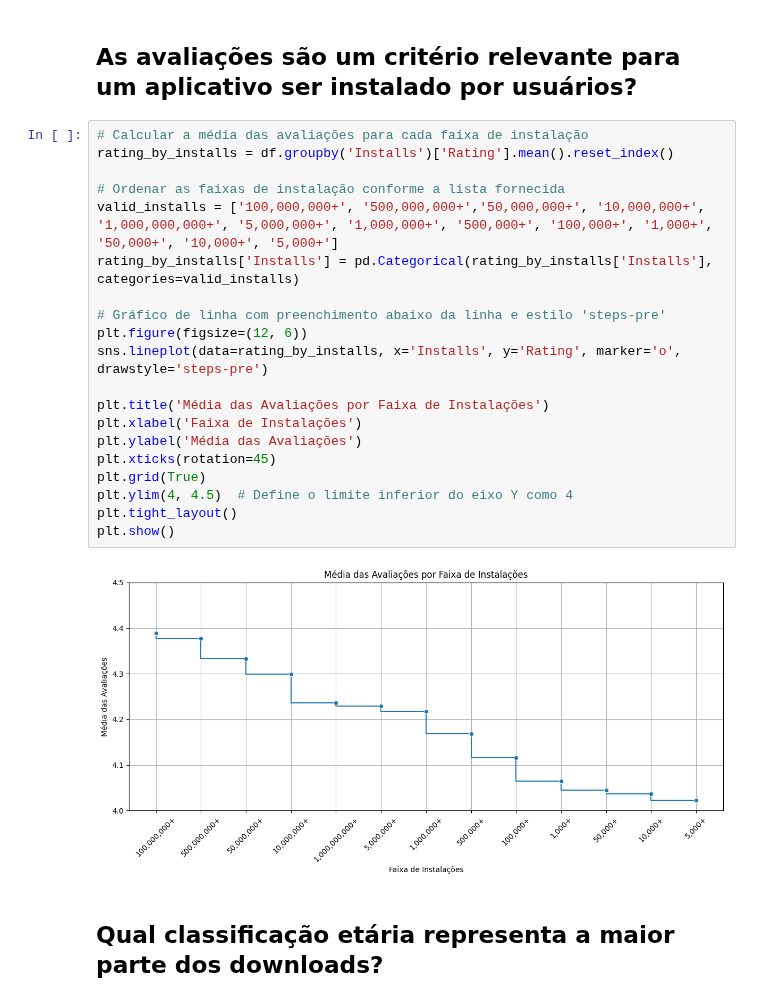
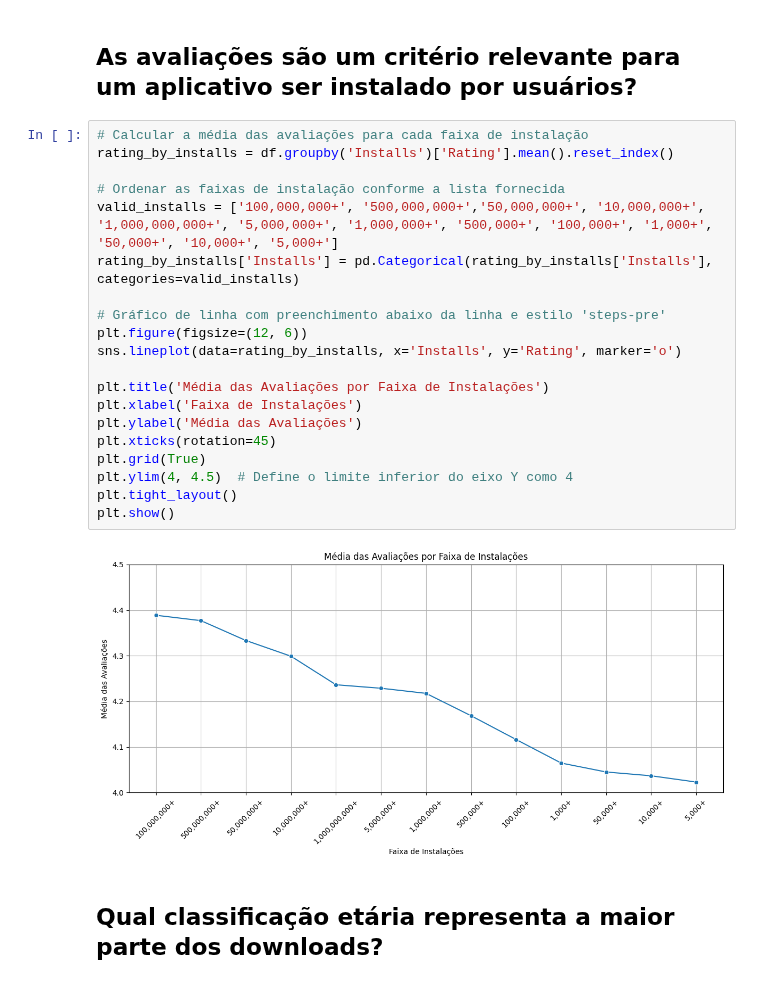
Before and after one commit to AlvaroSampaio/Google-play-store-apps, a Jupyter notebook: notebooks/02-EDA.ipynb, the cells around one changed output. Cells and saved outputs as stored; diff of their text form.

```diff
--- a/notebooks/02-EDA.ipynb
+++ b/notebooks/02-EDA.ipynb
@@ -115,25 +115,25 @@ plt.show()
 # %%
 # Calcular a média das avaliações para cada faixa de instalação
 rating_by_installs = df.groupby('Installs')['Rating'].mean().reset_index()
 
 # Ordenar as faixas de instalação conforme a lista fornecida
 valid_installs = ['100,000,000+', '500,000,000+','50,000,000+', '10,000,000+', '1,000,000,000+', '5,000,000+', '1,000,000+', '500,000+', '100,000+', '1,000+', '50,000+', '10,000+', '5,000+']
 rating_by_installs['Installs'] = pd.Categorical(rating_by_installs['Installs'], categories=valid_installs)
 
 # Gráfico de linha com preenchimento abaixo da linha e estilo 'steps-pre'
 plt.figure(figsize=(12, 6))
-sns.lineplot(data=rating_by_installs, x='Installs', y='Rating', marker='o', drawstyle='steps-pre')
+sns.lineplot(data=rating_by_installs, x='Installs', y='Rating', marker='o')
 
 plt.title('Média das Avaliações por Faixa de Instalações')
 plt.xlabel('Faixa de Instalações')
 plt.ylabel('Média das Avaliações')
 plt.xticks(rotation=45)
 plt.grid(True)
 plt.ylim(4, 4.5)  # Define o limite inferior do eixo Y como 4
 plt.tight_layout()
 plt.show()
 # %% [output]
-[figure, old version]
+[figure, new version]
 # %% [markdown]
 ## Qual classificação etária representa a maior parte dos downloads?
 # %%
```
